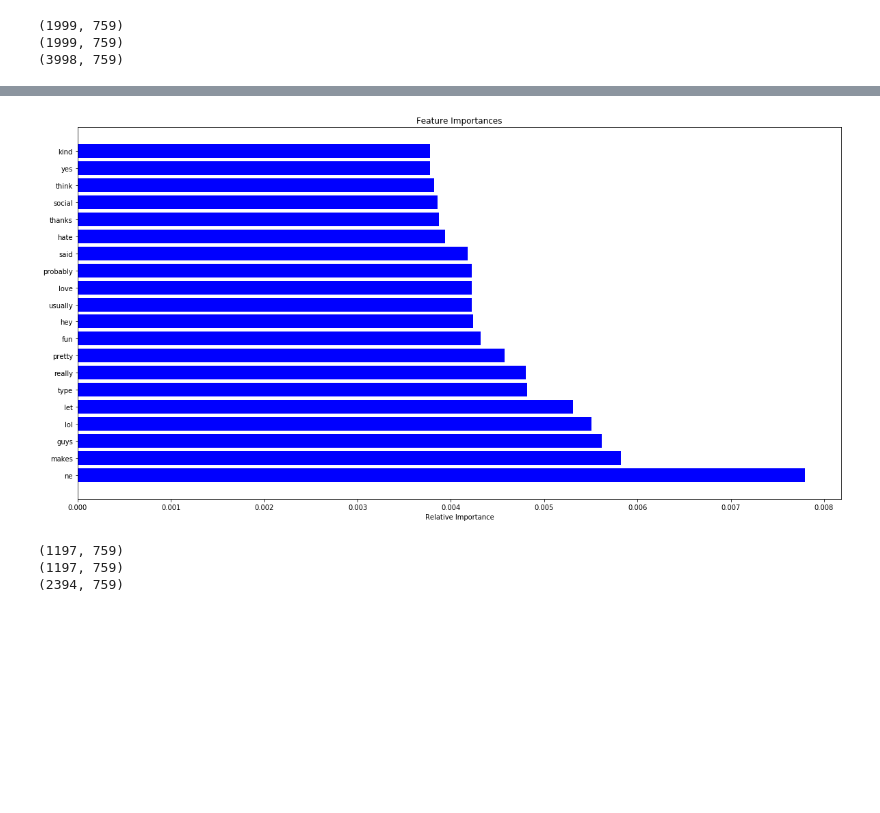
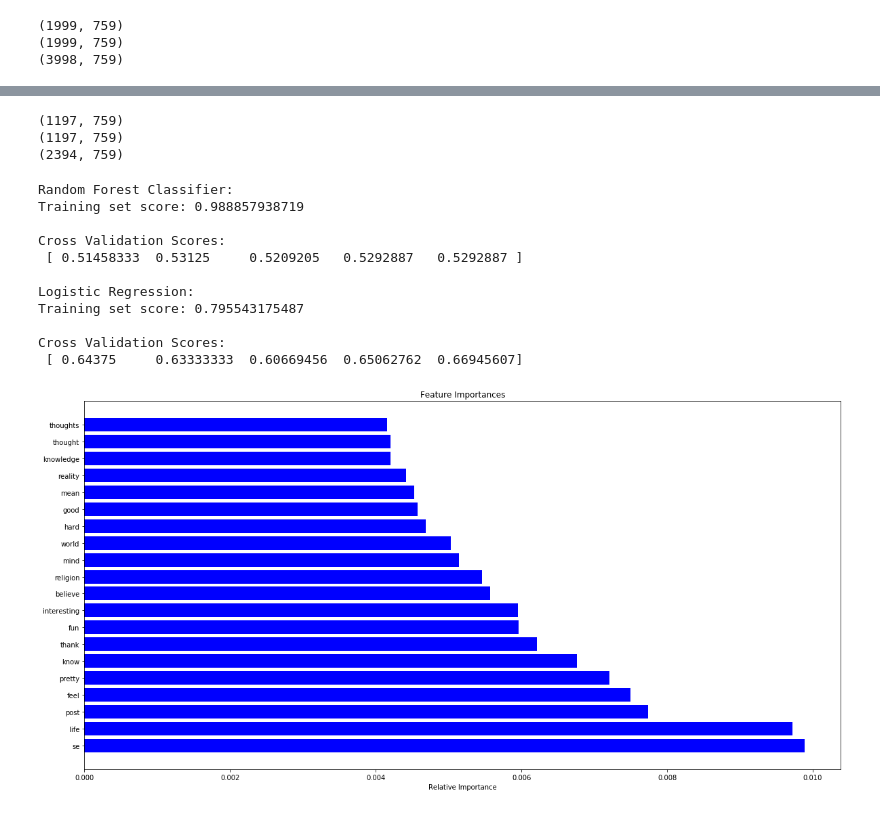
Before and after one commit to VincentG123/ThinkfulBootcamp, a Jupyter notebook: MyersBriggsPersonalityTestFinalCapstone.ipynb, the cells around one changed output, grey strips where cells are left out. Cells and saved outputs as stored; diff of their text form; code cells hidden in the pictures; blank space fills up the shorter version.

```diff
--- a/MyersBriggsPersonalityTestFinalCapstone.ipynb
+++ b/MyersBriggsPersonalityTestFinalCapstone.ipynb
@@ -253,8 +250,10 @@ avg / total       0.31      0.37      0.31      2169
 
 Upon reflection and the suggestion of my mentor, I decided to create new columns that would identify each sample by their individual traits. Meaning, I would have a separate column for Introvert/Extrovert, Intuitive/Sensing, Thinking/Feeling, and Judging/Prospecting.
+# %%
+tfidf_feature_matrix2 = tfidf_feature_matrix.copy()
 # %%
-tfidf_feature_matrix['type_IE'] = [x[0] for x in data.type]
-tfidf_feature_matrix['type_NS'] = [x[1] for x in data.type]
-tfidf_feature_matrix['type_TF'] = [x[2] for x in data.type]
-tfidf_feature_matrix['type_JP'] = [x[3] for x in data.type]
+tfidf_feature_matrix2['type_IE'] = [x[0] for x in data.type]
+tfidf_feature_matrix2['type_NS'] = [x[1] for x in data.type]
+tfidf_feature_matrix2['type_TF'] = [x[2] for x in data.type]
+tfidf_feature_matrix2['type_JP'] = [x[3] for x in data.type]
 # %%
@@ -364,25 +386,56 @@ Cross Validation Scores:
+# %%
+data_N = tfidf_feature_matrix2.loc[tfidf_feature_matrix2['type_NS'] == 'N'].sample(n=1197)
+print(data_N.shape)
+data_S = tfidf_feature_matrix2.loc[tfidf_feature_matrix2['type_NS'] == 'S']
+print(data_S.shape)
+data_NS = pd.concat([data_N, data_S])
+print(data_NS.shape)
+# %% [output]
+(1197, 759)
+(1197, 759)
+(2394, 759)
 # %%
+Y = data_NS['type_NS']
+X = data_NS.drop(drop_list, axis=1)
+
+X_train, X_test, Y_train, Y_test = train_test_split(X, Y, test_size=0.25, random_state=42)
+
+rfc_NS = ensemble.RandomForestClassifier()
+
+rfc_NS.fit(X_train, Y_train)
+
+print('\nRandom Forest Classifier:')
+print('Training set score:', rfc_NS.score(X_train, Y_train))
+print('\nCross Validation Scores:\n' , cross_val_score(rfc_NS, X, Y, cv=5))
+
+lr_NS = LogisticRegression()
+lr_NS.fit(X_train, Y_train)
+
+print('\nLogistic Regression:')
+print('Training set score:', lr_NS.score(X_train, Y_train))
+print('\nCross Validation Scores:\n' , cross_val_score(lr_NS, X, Y, cv=5))
+
 features = X.columns
-importances = rfc.feature_importances_
+importances = rfc_NS.feature_importances_
 indices = np.argsort(importances)[::-1]
 top_k = 20
 indices = indices[:top_k]
 
 plt.title('Feature Importances')
 plt.barh(range(len(indices)), importances[indices], color='b', align='center')
 plt.yticks(range(len(indices)), features[indices])
 plt.xlabel('Relative Importance')
 plt.show()
 # %% [output]
+Random Forest Classifier:
+Training set score: 0.988857938719
+
+Cross Validation Scores:
+ [ 0.51458333  0.53125     0.5209205   0.5292887   0.5292887 ]
+
+Logistic Regression:
+Training set score: 0.795543175487
+
+Cross Validation Scores:
+ [ 0.64375     0.63333333  0.60669456  0.65062762  0.66945607]
-[figure, old version]
+[figure, new version]
-# %%
-data_N = tfidf_feature_matrix.loc[tfidf_feature_matrix['type_NS'] == 'N'].sample(n=1197)
-print(data_N.shape)
-data_S = tfidf_feature_matrix.loc[tfidf_feature_matrix['type_NS'] == 'S']
-print(data_S.shape)
-data_NS = pd.concat([data_N, data_S])
-print(data_NS.shape)
-# %% [output]
-(1197, 759)
-(1197, 759)
-(2394, 759)
```
Also changed, not shown: parts of 33 cells of this notebook.
